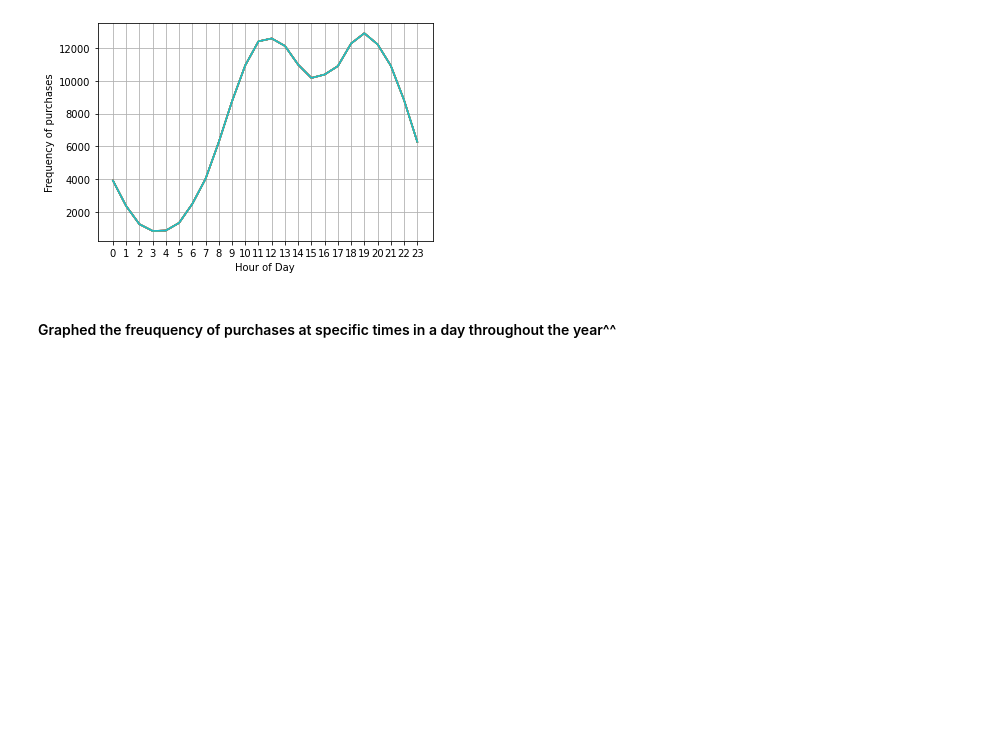
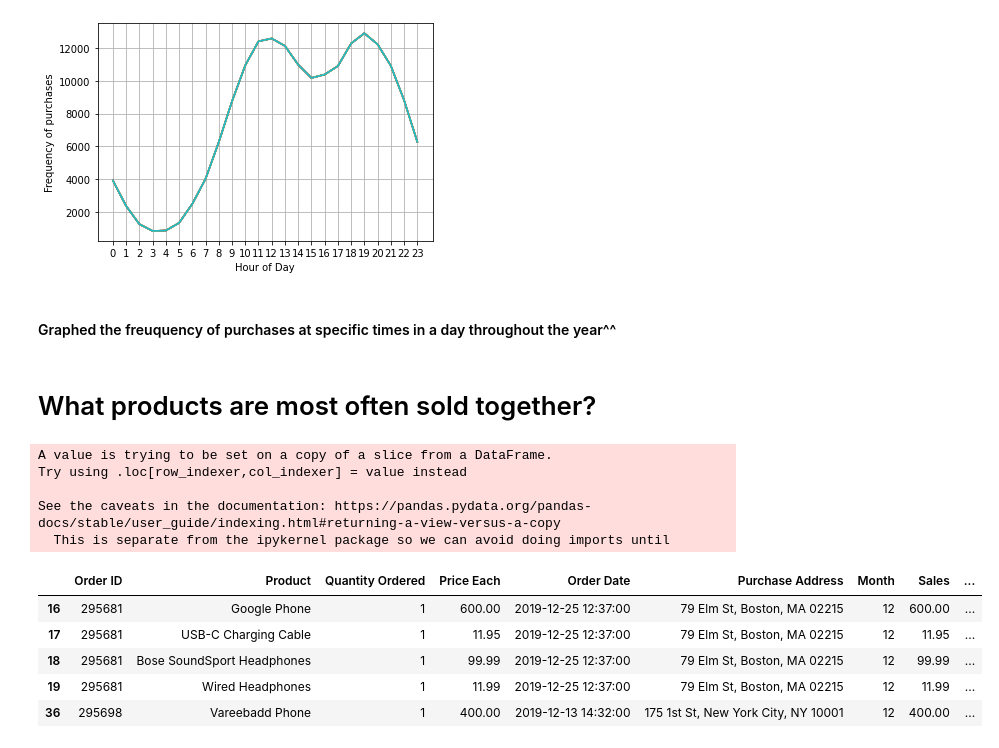
Before and after one commit to Benjamin7991/Pandas-Data-Science-Tasks, a Jupyter notebook: SalesAnalysis/My_data_analysis.ipynb, the cells around one changed output. Drawn from its saved outputs; the diff is of its cells as text; code cells hidden in the pictures; blank space fills up the shorter version.

```diff
--- a/SalesAnalysis/My_data_analysis.ipynb
+++ b/SalesAnalysis/My_data_analysis.ipynb
@@ -165,3 +165,24 @@ plt.show()
 [figure]
 # %% [markdown]
 #### Graphed the freuquency of purchases at specific times in a day throughout the year^^
+# %% [markdown]
+# What products are most often sold together?
+# %%
+new_data = df[df['Order ID'].duplicated(keep=False)]
+
+new_data['Grouped'] = new_data.groupby('Order ID')['Product'].transform(lambda x: ','.join(x))
+# %% [output]
+A value is trying to be set on a copy of a slice from a DataFrame.
+Try using .loc[row_indexer,col_indexer] = value instead
+
+See the caveats in the documentation: https://pandas.pydata.org/pandas-docs/stable/user_guide/indexing.html#returning-a-view-versus-a-copy
+  This is separate from the ipykernel package so we can avoid doing imports until
+# %%
+new_data.head()
+# %% [output]
+|  | Order ID | Product | Quantity Ordered | Price Each | Order Date | Purchase Address | Month | Sales | ... |
+| 16 | 295681 | Google Phone | 1 | 600.00 | 2019-12-25 12:37:00 | 79 Elm St, Boston, MA 02215 | 12 | 600.00 | ... |
+| 17 | 295681 | USB-C Charging Cable | 1 | 11.95 | 2019-12-25 12:37:00 | 79 Elm St, Boston, MA 02215 | 12 | 11.95 | ... |
+| 18 | 295681 | Bose SoundSport Headphones | 1 | 99.99 | 2019-12-25 12:37:00 | 79 Elm St, Boston, MA 02215 | 12 | 99.99 | ... |
+| 19 | 295681 | Wired Headphones | 1 | 11.99 | 2019-12-25 12:37:00 | 79 Elm St, Boston, MA 02215 | 12 | 11.99 | ... |
+| 36 | 295698 | Vareebadd Phone | 1 | 400.00 | 2019-12-13 14:32:00 | 175 1st St, New York City, NY 10001 | 12 | 400.00 | ... |
```
Also changed, not shown: parts of 11 cells of this notebook.
